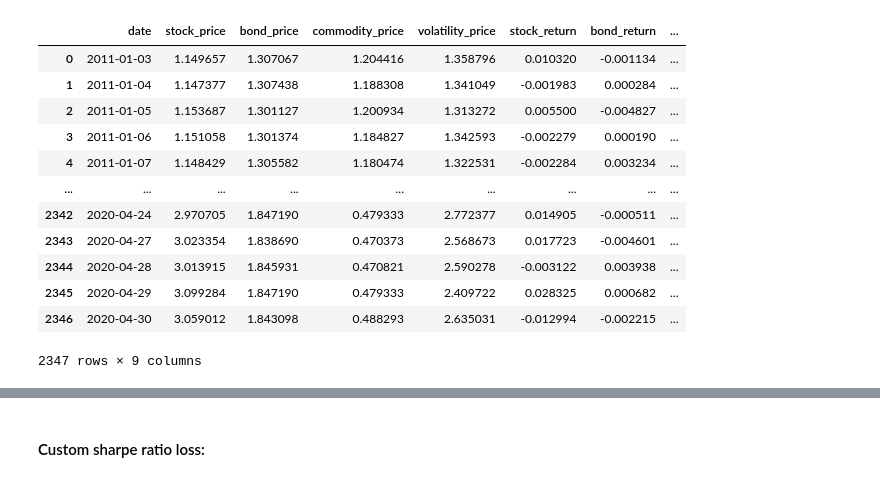
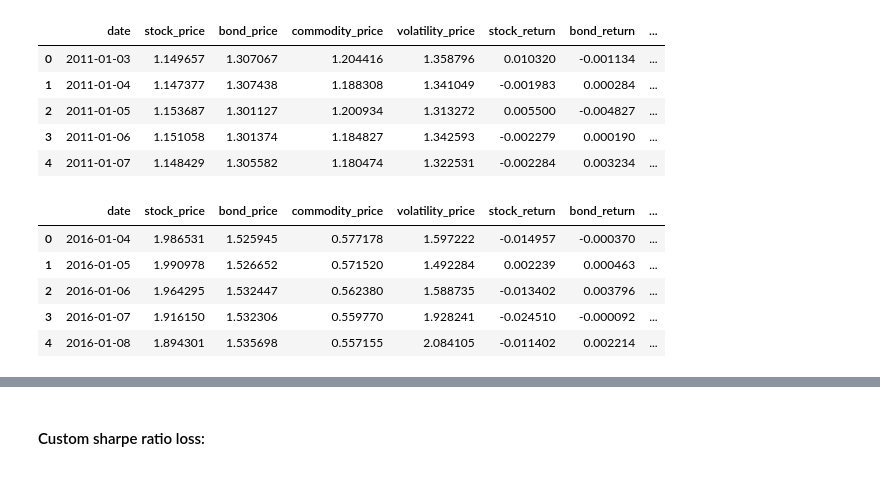
Before and after one commit to BelmudesLSB/quant-finance-projects, a Jupyter notebook: lstm_portfolio_opt/02_ltsm_trading_strategy.ipynb, the cells around one changed output, grey strips where cells are left out. Drawn from its saved outputs; the diff is of its cells as text; code cells hidden in the pictures.

```diff
--- a/lstm_portfolio_opt/02_ltsm_trading_strategy.ipynb
+++ b/lstm_portfolio_opt/02_ltsm_trading_strategy.ipynb
@@ -11,11 +12,13 @@ import matplotlib.pyplot as plt
+# %%
+try:
+    df_stock_prices = pd.read_csv(r"C:\Users\IRLXB03\Downloads\bloomberg_data_DL.csv")
+except FileNotFoundError:
+    df_stock_prices = pd.read_csv(r"C:\Users\belmu\Downloads\bloomberg_data_DL.csv")
 # %%
-# Read file with stock prices.
-df_stock_prices = pd.read_csv(r"C:\Users\IRLXB03\Downloads\bloomberg_data_DL.csv")
-
-# Drop rows with any NaN values
+# Drop rows with any NaN values:
 df_stock_prices = df_stock_prices.dropna()
 
-# Rename columns
+# Rename columns:
 df_stock_prices = df_stock_prices.rename(columns={
     'AGG US Equity': 'bond_price',
     'VTI US Equity': 'stock_price',
@@ -36,7 +39,6 @@ df_stock_prices['date'] = pd.to_datetime(df_stock_prices['date'])
 
 # Create columns with returns:
 for col in cols:
-    # delete _price suffix from column name
     col_name = f'{col}'.replace('_price', '_return')
     df_stock_prices[col_name] = df_stock_prices[col].pct_change()
 
@@ -54,17 +56,17 @@ feature_cols = price_cols + return_cols
 
 # Define split dates to match those ones in the paper:
 train_end   = pd.Timestamp("2010-12-31")
-val_end     = pd.Timestamp("2011-01-01")
+val_end     = pd.Timestamp("2015-12-31")
 test_end    = pd.Timestamp("2020-04-30")
 
-# Training set: 2005-01-01 to 2010-12-31
+# Training set: 2006-02-06 to 2010-12-31:
 df_train = df_stock_prices[df_stock_prices['date'] <= train_end].reset_index(drop=True)
 
-# Validation set: 2011-01-01 to 2015-12-31
+# Validation set: 2011-01-01 to 2015-12-31:
 df_val   = df_stock_prices[(df_stock_prices['date'] > train_end) &
                            (df_stock_prices['date'] <= val_end)].reset_index(drop=True)
 
-# Test set: 2016-01-01 to 2020-12-31
+# Test set: 2016-01-01 to 2020-04-30:
 df_test  = df_stock_prices[(df_stock_prices['date'] > val_end) &
                            (df_stock_prices['date'] <= test_end)].reset_index(drop=True)
 # %%
@@ -86,16 +81,18 @@ df_train
+# %%
+df_val.head()
+# %% [output]
+|  | date | stock_price | bond_price | commodity_price | volatility_price | stock_return | bond_return | ... |
+| 0 | 2011-01-03 | 1.149657 | 1.307067 | 1.204416 | 1.358796 | 0.010320 | -0.001134 | ... |
+| 1 | 2011-01-04 | 1.147377 | 1.307438 | 1.188308 | 1.341049 | -0.001983 | 0.000284 | ... |
+| 2 | 2011-01-05 | 1.153687 | 1.301127 | 1.200934 | 1.313272 | 0.005500 | -0.004827 | ... |
+| 3 | 2011-01-06 | 1.151058 | 1.301374 | 1.184827 | 1.342593 | -0.002279 | 0.000190 | ... |
+| 4 | 2011-01-07 | 1.148429 | 1.305582 | 1.180474 | 1.322531 | -0.002284 | 0.003234 | ... |
 # %%
-df_test
+df_test.head()
 # %% [output]
 |  | date | stock_price | bond_price | commodity_price | volatility_price | stock_return | bond_return | ... |
-| 0 | 2011-01-03 | 1.149657 | 1.307067 | 1.204416 | 1.358796 | 0.010320 | -0.001134 | ... |
-| 1 | 2011-01-04 | 1.147377 | 1.307438 | 1.188308 | 1.341049 | -0.001983 | 0.000284 | ... |
-| 2 | 2011-01-05 | 1.153687 | 1.301127 | 1.200934 | 1.313272 | 0.005500 | -0.004827 | ... |
-| 3 | 2011-01-06 | 1.151058 | 1.301374 | 1.184827 | 1.342593 | -0.002279 | 0.000190 | ... |
-| 4 | 2011-01-07 | 1.148429 | 1.305582 | 1.180474 | 1.322531 | -0.002284 | 0.003234 | ... |
-| ... | ... | ... | ... | ... | ... | ... | ... | ... |
-| 2342 | 2020-04-24 | 2.970705 | 1.847190 | 0.479333 | 2.772377 | 0.014905 | -0.000511 | ... |
-| 2343 | 2020-04-27 | 3.023354 | 1.838690 | 0.470373 | 2.568673 | 0.017723 | -0.004601 | ... |
-| 2344 | 2020-04-28 | 3.013915 | 1.845931 | 0.470821 | 2.590278 | -0.003122 | 0.003938 | ... |
-| 2345 | 2020-04-29 | 3.099284 | 1.847190 | 0.479333 | 2.409722 | 0.028325 | 0.000682 | ... |
-| 2346 | 2020-04-30 | 3.059012 | 1.843098 | 0.488293 | 2.635031 | -0.012994 | -0.002215 | ... |
+| 0 | 2016-01-04 | 1.986531 | 1.525945 | 0.577178 | 1.597222 | -0.014957 | -0.000370 | ... |
+| 1 | 2016-01-05 | 1.990978 | 1.526652 | 0.571520 | 1.492284 | 0.002239 | 0.000463 | ... |
+| 2 | 2016-01-06 | 1.964295 | 1.532447 | 0.562380 | 1.588735 | -0.013402 | 0.003796 | ... |
+| 3 | 2016-01-07 | 1.916150 | 1.532306 | 0.559770 | 1.928241 | -0.024510 | -0.000092 | ... |
+| 4 | 2016-01-08 | 1.894301 | 1.535698 | 0.557155 | 2.084105 | -0.011402 | 0.002214 | ... |
-2347 rows × 9 columns
```
Also changed, not shown: parts of 28 cells of this notebook.
